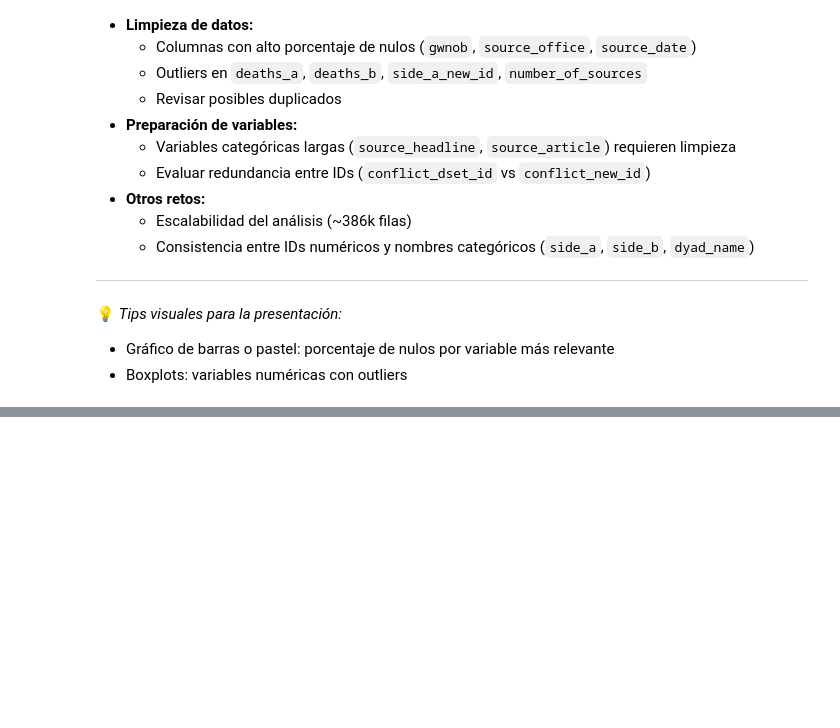
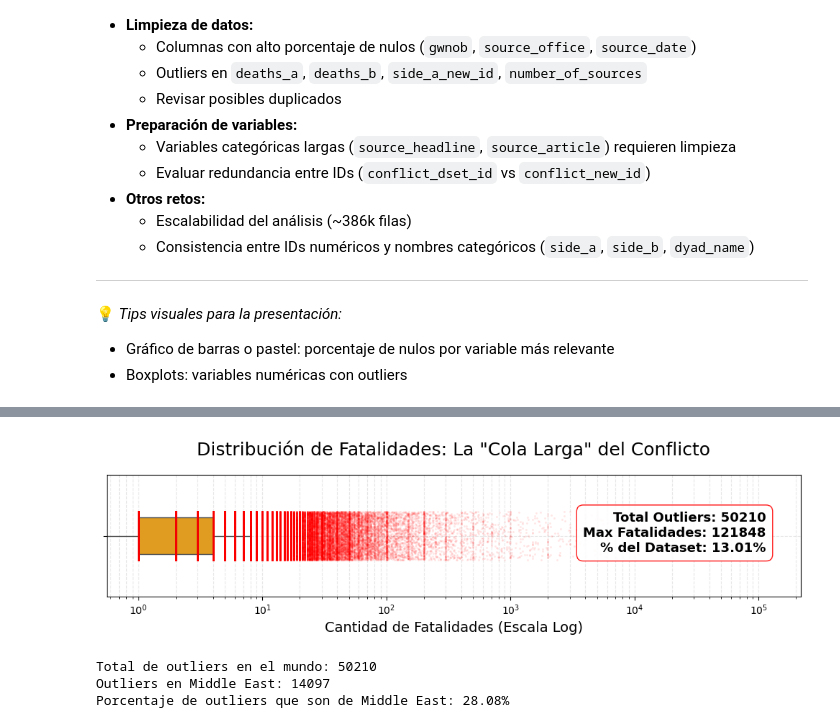
Before and after one commit to Lourdes-Tolotto/CEIA_Analisis_de_datos, a Jupyter notebook: Ejercicios/Ejercicios Grupales/Ejercicio Grupal 1.ipynb, the cells around one changed output, grey strips where cells are left out. Cells and saved outputs as stored; diff of their text form; code cells hidden in the pictures; blank space fills up the shorter version.

```diff
--- a/Ejercicios/Ejercicios Grupales/Ejercicio Grupal 1.ipynb
+++ b/Ejercicios/Ejercicios Grupales/Ejercicio Grupal 1.ipynb
@@ -331,0 +323,55 @@ dtype: int64
+# %%
+import matplotlib.pyplot as plt
+import seaborn as sns
+
+plt.figure(figsize=(10, 3))
+
+# 1. Dibujamos el boxplot base (más delgado para que no tape)
+ax = sns.boxplot(data=df, x='best', color='orange', width=0.3,
+                 flierprops={'marker': '', 'alpha':0}) # Ocultamos los puntos del boxplot original
+
+# 2. Superponemos los puntos reales (Jitter) para ver la densidad de outliers
+sns.stripplot(data=df, x='best', color='red', alpha=0.1, jitter=0.2, size=2)
+
+# 3. Escala y Formato
+ax.set_xscale('log')
+plt.title('Distribución de Fatalidades: La "Cola Larga" del Conflicto', fontsize=18, pad=20)
+plt.xlabel('Cantidad de Fatalidades (Escala Log)', fontsize=14)
+
+# Cuadro de info técnica (lo mantenemos pero más prolijo)
+info_text = f'Total Outliers: {num_outliers}\nMax Fatalidades: {max_val}\n% del Dataset: {((num_outliers/filas)*100):.2f}%'
+ax.text(0.95, 0.70, info_text, transform=ax.transAxes,
+        ha='right', va='top', fontsize=13, fontweight='bold',
+        bbox=dict(facecolor='white', edgecolor='red', boxstyle='round,pad=0.5', alpha=0.9))
+
+plt.grid(True, which="both", ls="--", alpha=0.3)
+plt.tight_layout()
+plt.show()
+# %% [output]
+[figure, added]
+# %%
+# 1. Definimos los outliers de 'best' (Corregido)
+Q1 = df['best'].quantile(0.25)
+Q3 = df['best'].quantile(0.75)
+IQR = Q3 - Q1
+
+# Como Q3 e IQR ya son números, no necesitan ['best']
+limite_superior = Q3 + 1.5 * IQR
+outliers_best = df[df['best'] > limite_superior]
+
+# 2. Filtramos por Middle East
+outliers_middle_east = outliers_best[outliers_best['region'] == 'Middle East']
+
+# 3. Calculamos la coincidencia
+cantidad_total_outliers = len(outliers_best)
+cantidad_me_outliers = len(outliers_middle_east)
+
+porcentaje = (cantidad_me_outliers / cantidad_total_outliers) * 100
+
+print(f"Total de outliers en el mundo: {cantidad_total_outliers}")
+print(f"Outliers en Middle East: {cantidad_me_outliers}")
+print(f"Porcentaje de outliers que son de Middle East: {porcentaje:.2f}%")
+# %% [output]
+Total de outliers en el mundo: 50210
+Outliers en Middle East: 14097
+Porcentaje de outliers que son de Middle East: 28.08%
```
Also changed, not shown: parts of 5 cells of this notebook.
